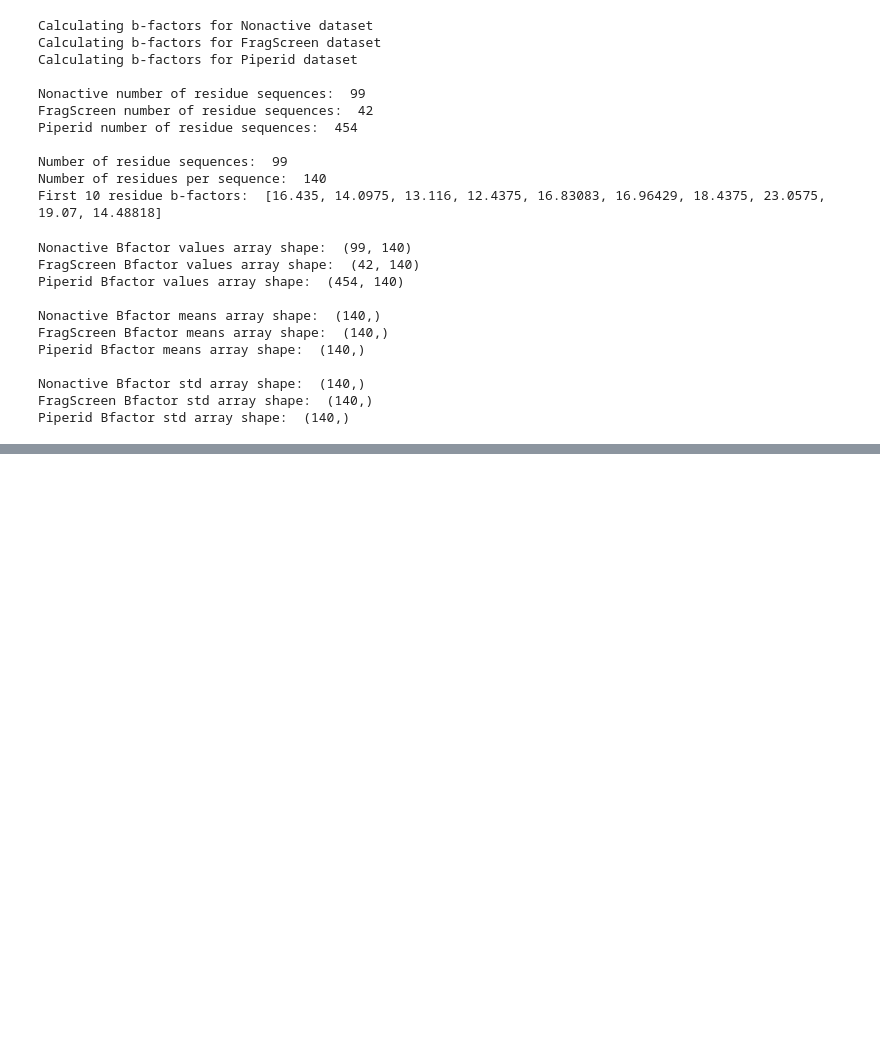
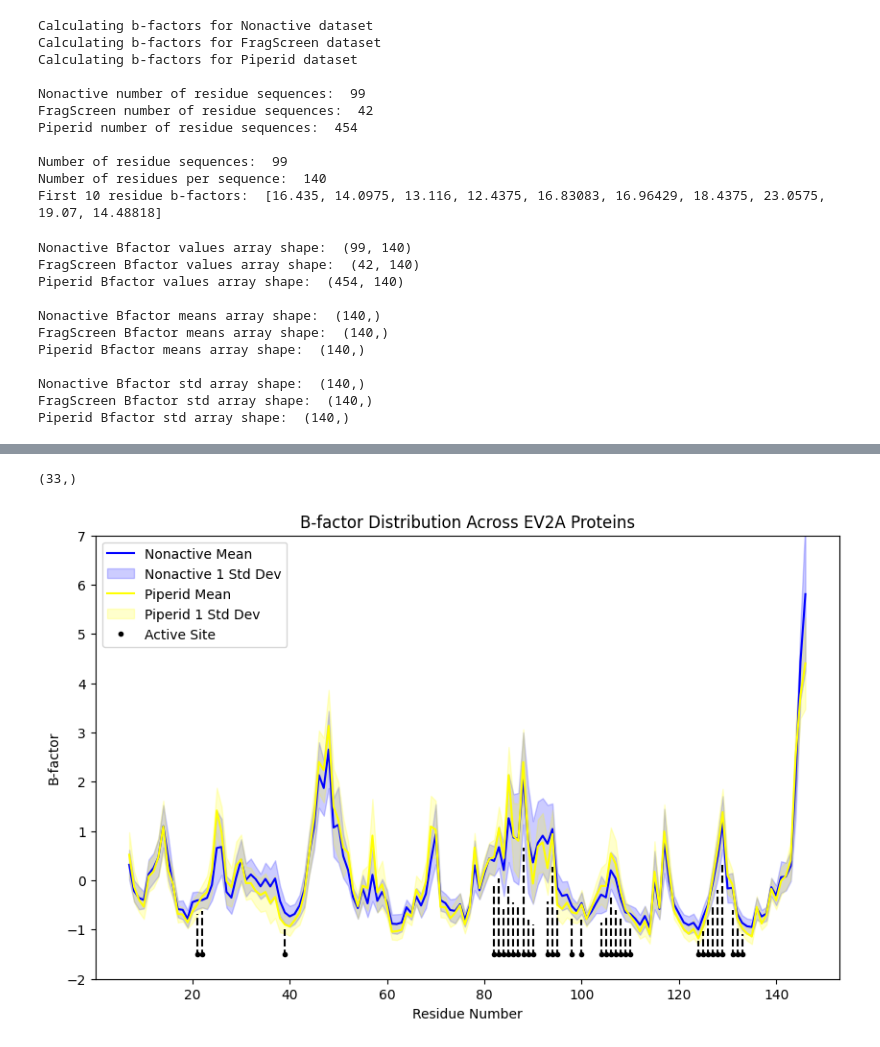
Before and after one commit to xchem/xaidar, a Jupyter notebook: notebooks/tasks/ev2a/fragalysis/03-conf_bfactor.ipynb, the cells around one changed output, grey strips where cells are left out. Saved outputs shown, nothing was run; the diff lists cells and outputs as text; code cells hidden in the pictures; blank space fills up the shorter version.

```diff
--- a/notebooks/tasks/ev2a/fragalysis/03-conf_bfactor.ipynb
+++ b/notebooks/tasks/ev2a/fragalysis/03-conf_bfactor.ipynb
@@ -461,0 +408,43 @@ plt.show()
+# %%
+# Plot b-factors Distribution
+import matplotlib.pyplot as plt
+active_site_res_idxs  = np.array( [14, 15, 32, 75, 76, 77, 78, 79, 80, 81, 82, 83, 86, 87, 88, 91, 93, 97, 98, 99, 100, 101, 102, 103, 117, 118, 119, 120, 121, 122, 124, 125, 126])
+residues_num = np.arange(7, len(ref_seq)+7)
+fig, ax  = plt.subplots(1 ,  figsize=(10,6), sharey=True)
+for dataset_name, color in zip(["Nonactive", "Piperid"], ['blue', 'yellow']):
+
+    bfactor_mean = norm_bfactor_dicts[ dataset_name ]["mean"]
+    bfactor_std = norm_bfactor_dicts[ dataset_name ]["std"]
+    ax.plot( residues_num, bfactor_mean, label="{} Mean".format(dataset_name)
+            , color= color)
+
+
+    ax.fill_between( residues_num, bfactor_mean - bfactor_std,
+                    bfactor_mean + bfactor_std, color=color, alpha=0.2,
+                    label="{} 1 Std Dev".format(dataset_name) )
+
+
+
+ax.plot( active_site_res_idxs + 7, np.ones_like(active_site_res_idxs )*-1.5,".",   label="Active Site".format(dataset_name)
+        , color= "black")
+print
+x = active_site_res_idxs + 7
+y_min = np.ones_like(active_site_res_idxs )*0.05 # np.ones_like(active_site_res_idxs )*-1.5 # np.ones_like(active_site_res_idxs )*-1
+print(y_min.shape)
+mean, std = norm_bfactor_dicts[ "Nonactive" ]["mean"][active_site_res_idxs], norm_bfactor_dicts[ "Nonactive" ]["std"][active_site_res_idxs]
+y_max =   ( ( mean - std*1.5)   + 2)/(7 + 2)
+
+for xi, ymin_i, ymax_i in zip(x, y_min, y_max):
+    ax.axvline(x=xi, ymin=ymin_i, ymax=ymax_i, ls="--", color="black")
+
+
+ax.set_ylim(-2, 7)
+ax.set_xlabel("Residue Number")
+ax.set_ylabel("B-factor")
+ax.set_title("B-factor Distribution Across EV2A Proteins")
+ax.legend()
+
+plt.show()
+# %% [output]
+(33,)
+[figure, added]
```
Also changed, not shown: parts of 63 cells of this notebook, 2 other files.
